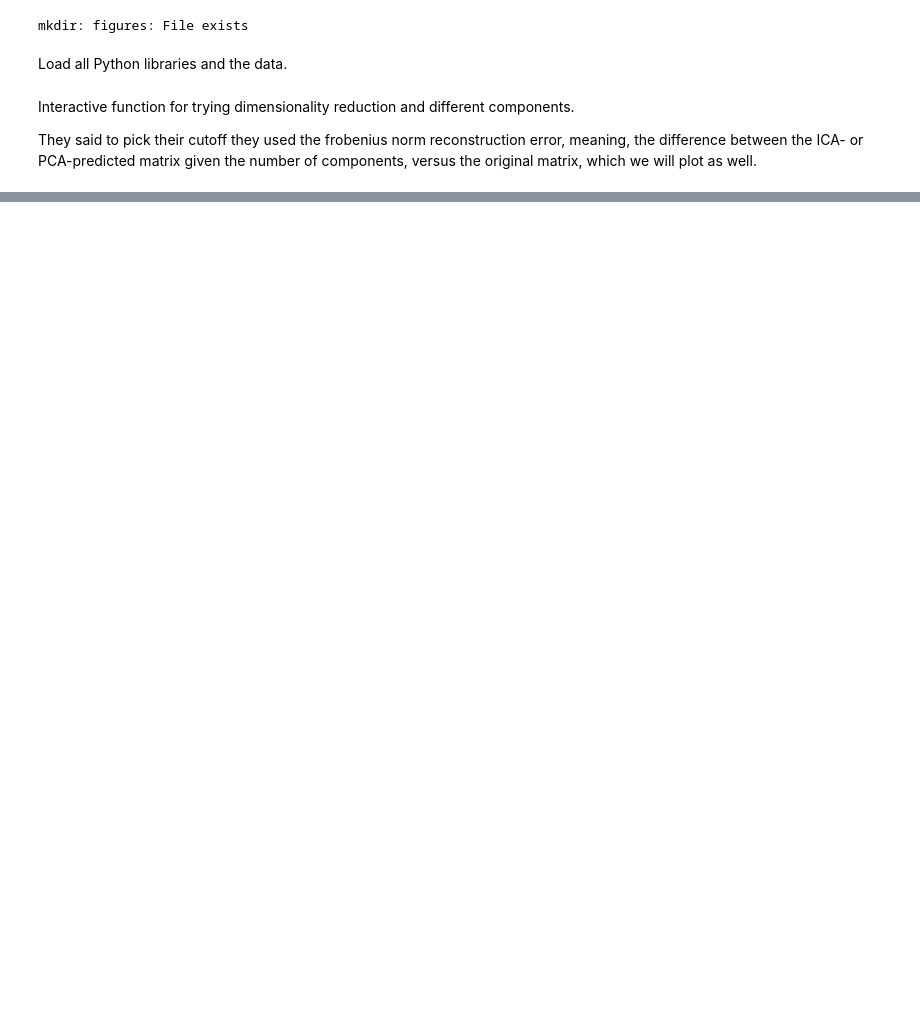
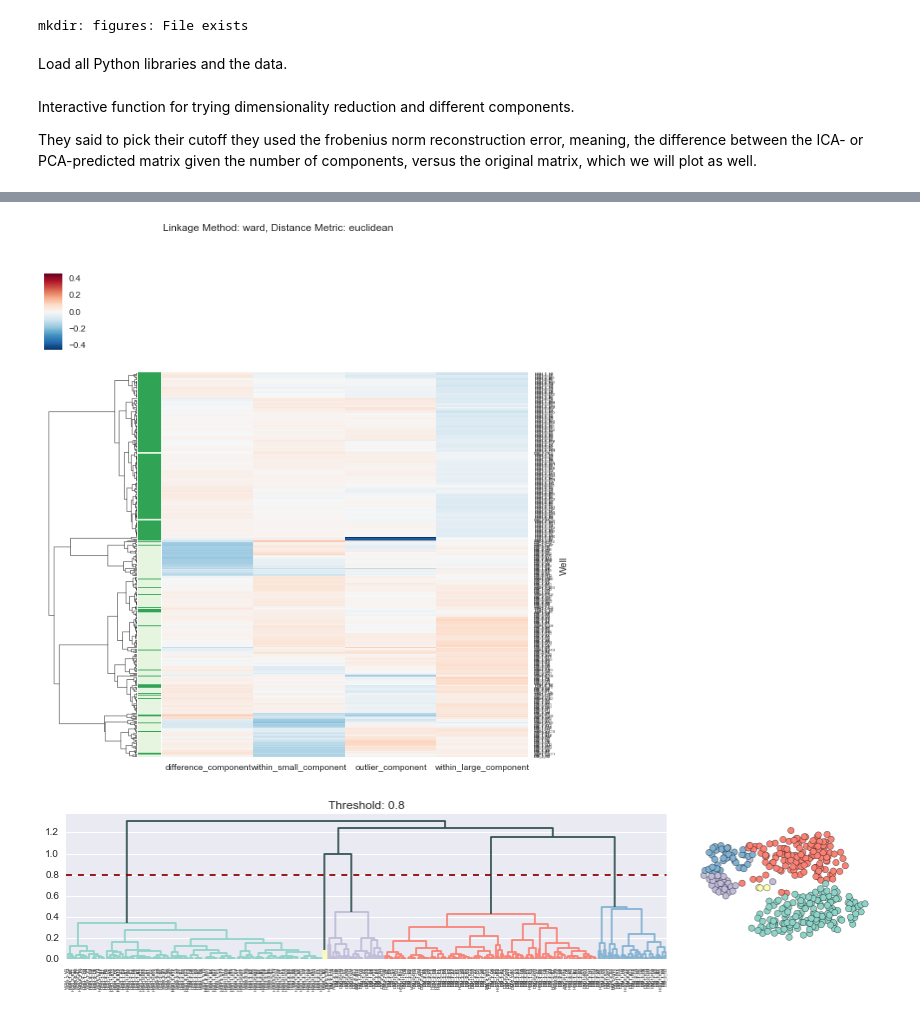
Before and after one commit to YeoLab/single-cell-bioinformatics, a Jupyter notebook: 4._Case_Study/4.1_Case_Study.ipynb, the cells around one changed output, grey strips where cells are left out. Cells and saved outputs as stored; diff of their text form; code cells hidden in the pictures; blank space fills up the shorter version.

```diff
--- a/4._Case_Study/4.1_Case_Study.ipynb
+++ b/4._Case_Study/4.1_Case_Study.ipynb
@@ -240,0 +264,76 @@ ipywidgets.interact(explore_manifold_learning,
+# %%
+from scipy.cluster import hierarchy
+import matplotlib as mpl
+
+# Make the clustering dendrogram colors not suck
+hierarchy.set_link_color_palette(list(map(mpl.colors.rgb2hex, sns.color_palette('Set3', n_colors=12))))
+
+
+def explore_clustering(method, metric, dendrogram_thresh, matrix_decomposer, n_components, col_cluster=False):
+    decomposed = maybe_decompose(matrix_decomposer, n_components)
+
+    # Don't cluster columns when the data isn't decomposed because the raw number of genes is too big
+    if col_cluster and matrix_decomposer not in ICA_PCA:
+        print("Cowardly refusing to cluster the columns when the matrix isn't decomposed because it'll take forever")
+        col_cluster = False
+
+    clustergrid = sns.clustermap(decomposed, method=method, lw=0, col_cluster=col_cluster, metric=metric,
+                                 row_colors=sample_data['condition_color']);
+    plt.setp(clustergrid.ax_heatmap.get_yticklabels(), rotation=0, fontsize=4)
+    clustergrid.fig.suptitle('Linkage Method: {}, Distance Metric: {}'.format(method, metric))
+
+    # --- Set up dendrogram + t-SNE figure --- #
+    width, height = 12, 3
+    fig, axes = plt.subplots(figsize=(width, height), ncols=2, gridspec_kw=dict(width_ratios=(.75, .25)))
+
+    # --- Plot dendrogram --- #
+#     sns.set(style='darkgrid')
+    ax = axes[0]
+    # sca = "Set current axes"
+    plt.sca(ax)
+    cden = hierarchy.dendrogram(clustergrid.dendrogram_row.linkage, color_threshold=dendrogram_thresh,
+                                labels=decomposed.index, above_threshold_color='DarkSlateGray');
+    xmin, xmax = ax.get_xlim()
+    if dendrogram_thresh <= xmin:
+        print("The dendrogram threshold is below the axes .. there will be one cluster for all cells")
+    if dendrogram_thresh >= xmax:
+        print("The dendrogram threshold is above the axes .. there will be one cluster for all cells")
+
+    ax.hlines(dendrogram_thresh, xmin, xmax, color='DarkRed', linestyle='--');
+    ax.set_axis_bgcolor("#EAEAF2")
+    ax.grid(axis='y', color='white', zorder=1000)
+    ax.set(title='Threshold: {:g}'.format(dendrogram_thresh))
+    plt.setp(ax.get_xticklabels(), rotation=90, fontsize=4)
+    sns.despine(ax=ax, bottom=True, left=True)
+
+    # --- Get cluster-defined colors for each cell, for this threshold --- #
+    clusters = get_cluster_classes(cden)
+    cell_color = []
+    for cell in decomposed.index:
+        for color in clusters:
+            if cell in clusters[color]:
+                cell_color.append(color)
+                break
+
+    # --- perform t-SNE --- #
+    embedder = TSNE(n_components=2, perplexity=75, random_state=254)
+    embedded = embedder.fit_transform(decomposed)
+    embedded = pd.DataFrame(embedded, index=decomposed.index)
+
+    # --- Plot the t-SNE result with the cell colors --- #
+]
+
+ipywidgets.interact(explore_clustering,
+                    method=ipywidgets.Dropdown(options=['ward', 'single', 'complete', 'average'],
+                                               value='ward', description='Linkage Method'),
+                    metric=ipywidgets.Dropdown(options=['euclidean', 'cityblock', 'correlation'],
+                                               value='euclidean', description='Distance Metric'),
+                    col_cluster=ipywidgets.Checkbox(value=False, description="Cluster the columns?"),
+                    dendrogram_thresh=ipywidgets.FloatText(value=0.8, description='Tree cut clustering threshold'),
+                    matrix_decomposer=ipywidgets.Dropdown(options=['PCA', 'ICA'],
+                                                          value='ICA', description='Matrix decomposition algorithm'),
+                    n_components=ipywidgets.IntSlider(value=4, min=2, max=10, step=1,
+                                                      description='Number of components'),);
+# %% [output]
+[figure, added]
+[figure, added]
```
Also changed, not shown: parts of 16 cells of this notebook, 11 other files.
